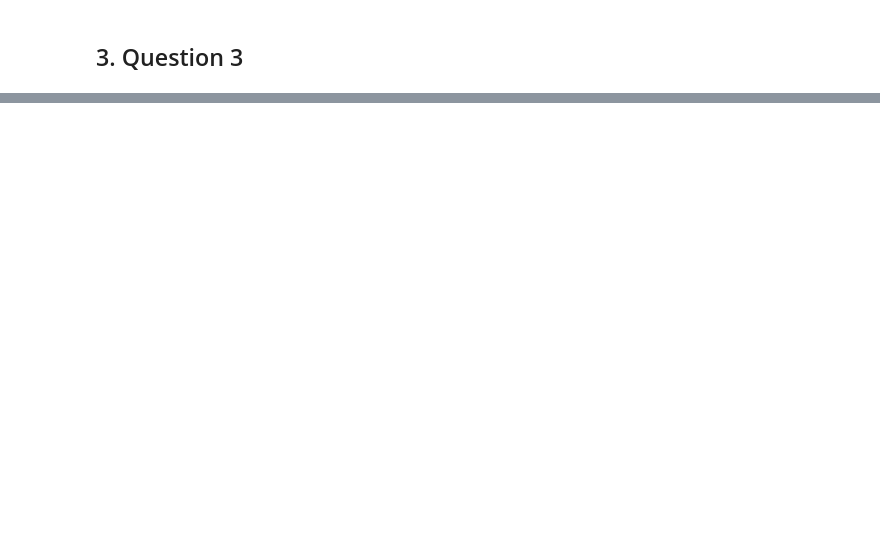
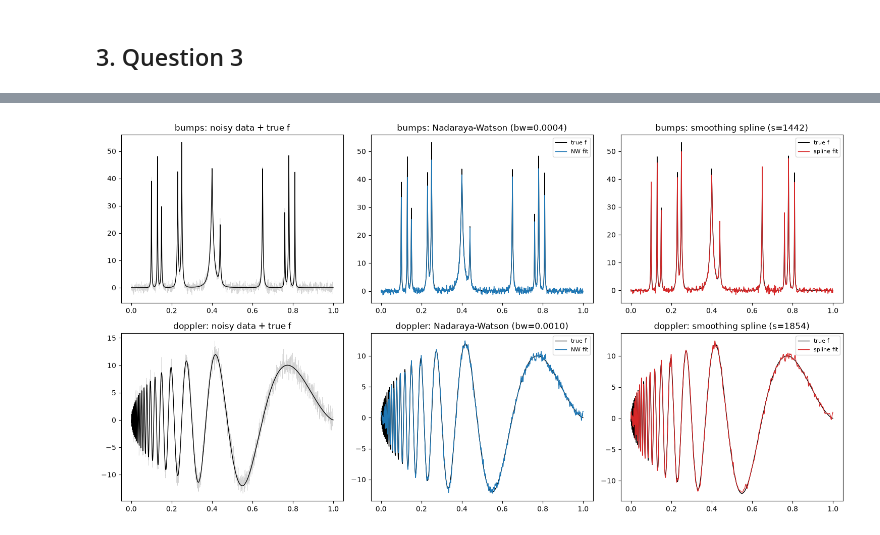
Before and after one commit to BrunoCavag/MS_PURDUE_DS, a Jupyter notebook: GRAD_57900_Statistical_Machine_Learning/Homework_1.ipynb, the cells around one changed output, grey strips where cells are left out. Drawn from its saved outputs; the diff is of its cells as text; code cells hidden in the pictures; blank space fills up the shorter version.

```diff
--- a/GRAD_57900_Statistical_Machine_Learning/Homework_1.ipynb
+++ b/GRAD_57900_Statistical_Machine_Learning/Homework_1.ipynb
@@ -260,0 +758,29 @@ $$
+# %%
+rng = np.random.default_rng(7)
+
+fig, axes = plt.subplots(2, 3, figsize=(15, 8))
+for row, (name, f) in enumerate(TEST_FUNCTIONS.items()):
+    y = f + rng.normal(0, sigma, size=N)
+    bw = tuning[name]["bandwidth"]
+    s_val = tuning[name]["spline_s"]
+    fhat_nw = nw_smooth(t, y, bw)
+    fhat_sp = spline_fit(t, y, s_val)
+
+    axes[row, 0].plot(t, y, color="lightgray", lw=0.4)
+    axes[row, 0].plot(t, f, color="black", lw=1)
+    axes[row, 0].set_title(f"{name}: noisy data + true f")
+
+    axes[row, 1].plot(t, f, color="black", lw=1, label="true f")
+    axes[row, 1].plot(t, fhat_nw, color="tab:blue", lw=1, label="NW fit")
+    axes[row, 1].set_title(f"{name}: Nadaraya-Watson (bw={bw:.4f})")
+    axes[row, 1].legend(fontsize=8)
+
+    axes[row, 2].plot(t, f, color="black", lw=1, label="true f")
+    axes[row, 2].plot(t, fhat_sp, color="tab:red", lw=1, label="spline fit")
+    axes[row, 2].set_title(f"{name}: smoothing spline (s={s_val:.0f})")
+    axes[row, 2].legend(fontsize=8)
+
+plt.tight_layout()
+plt.show()
+# %% [output]
+[figure, added]
```
Also changed, not shown: parts of 19 cells of this notebook, 4 other files.
